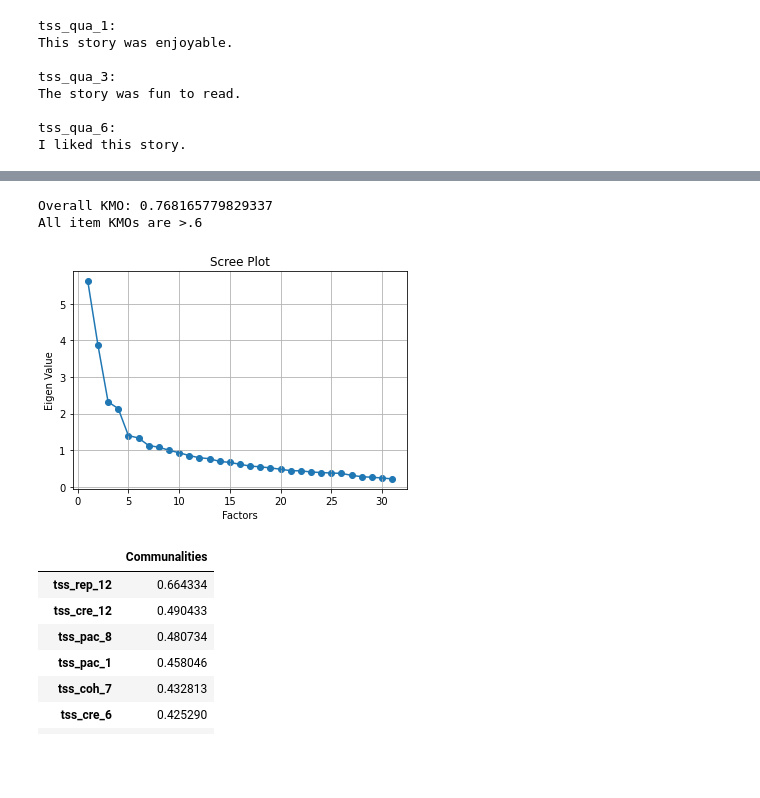
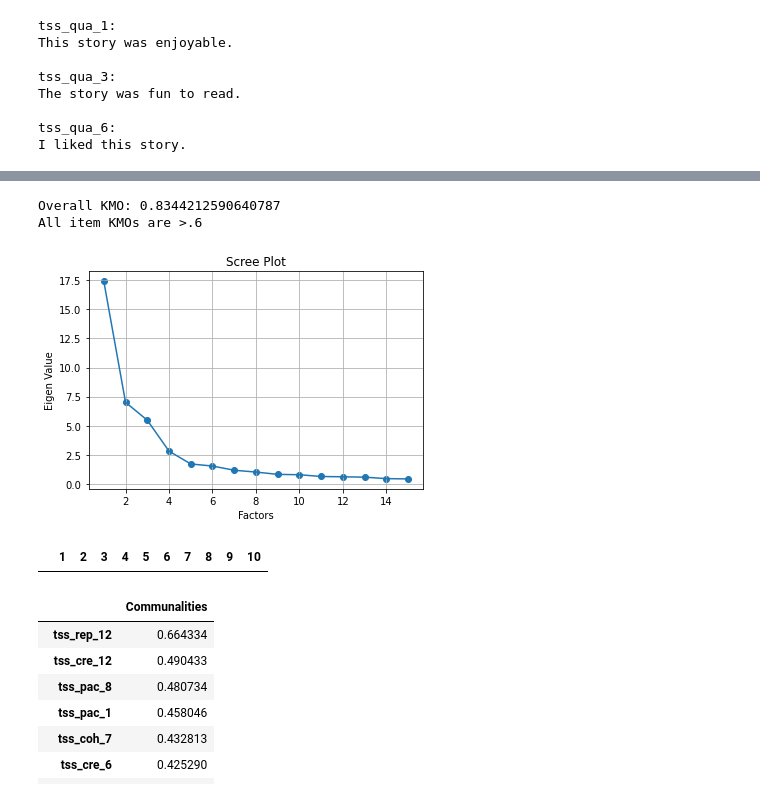
Before and after one commit to MWiechmann/ai_story_scale, a Jupyter notebook: scale_construction_efa.ipynb, the cells around one changed output, grey strips where cells are left out. Cells and saved outputs as stored; diff of their text form; code cells hidden in the pictures; blank space fills up the shorter version.

```diff
--- a/scale_construction_efa.ipynb
+++ b/scale_construction_efa.ipynb
@@ -173,9 +175,17 @@ tss_qua_6:
 I liked this story.
 # %%
 # Decide here whether to exclude items based on high correlations
-# If determinant stays high can still you can work based on trial-and-error to see which variable to exclude
-items_analysis_li.remove("tss_qua_6")
+# If determinant stays high I would keep that in mind and have a look at it once a solution stabilized
+# item exclusion is often easier once you have an idea of what items you need for working subscales
+
+
+excluded_items_li = [
+    "tss_qua_6"
+]
+
+for item in excluded_items_li:
+    items_analysis_li.remove(item)
 
 items_corr = tss_df[items_analysis_li].corr()
-print("\nDeterminant of correlation matrix: {}".format(np.linalg.det(items_corr)))
+print("\nNew determinant of correlation matrix: {}".format(np.linalg.det(items_corr)))
 # %% [output]
@@ -242,7 +195,7 @@ ax = sns.heatmap(abs(items_corr),
 # (if SVD does not converge, dropna for participants with too many missing items)
 # (might need to experiment how many missing are still okay)
 
-tss_df.dropna(subset=items_analysis_li, thresh=16, inplace=True)
+tss_df.dropna(subset=items_analysis_li, thresh=38, inplace=True)
 
 kmo = fa.factor_analyzer.calculate_kmo(tss_df[items_analysis_li])
 
@@ -268,20 +221,48 @@ if low_item_kmo == False:
 # Mediocre: values in the 0.60s
 # Unacceptable: values in the 0.50s
 # %% [output]
-Overall KMO: 0.768165779829337
+Overall KMO: 0.8344212590640787
 All item KMOs are >.6
 # %%
-efa = fa.factor_analyzer.FactorAnalyzer(rotation = None, n_factors=tss_df[items_analysis_li].shape[1])
+# Determine number of factors
+# Code for parallel analysis adapted from Eric Andrews:
+# https://stackoverflow.com/a/68677057
+
+#n_factors = tss_df[items_analysis_li].shape[1]
+
+
+# EFA with no rotation and maximum number factors to get
+efa = fa.factor_analyzer.FactorAnalyzer(rotation = None)
 efa.fit(tss_df[items_analysis_li])
-ev,_ = efa.get_eigenvalues()
-plt.scatter(range(1,tss_df[items_analysis_li].shape[1]+1),ev)
-plt.plot(range(1,tss_df[items_analysis_li].shape[1]+1),ev)
+ev_pca,ev_efa = efa.get_eigenvalues()
+
+# Prepare random data for parallel analysis
+n, m = tss_df[items_analysis_li].shape
+par_efa = fa.factor_analyzer.FactorAnalyzer(rotation=None)
+# Create df to store the values
+sum_par_evs = pd.DataFrame(columns= range(1,m+1))
+
+k = 10
+# Run the fit 'K' times over a random matrix
+for runNum in range(0, k):
+    par_efa.fit(np.random.normal(size=(n, m)))
+    ev_ser = pd.Series(par_efa.get_eigenvalues()[1], index = sum_par_evs.columns)
+    sum_par_evs = sum_par_evs.append(ev_ser, ignore_index=True)
+# get 95th percentile for the evs
+#...
+
+plt.scatter(range(1,len(ev_efa[:n_factors])+1),ev_efa[:n_factors])
+plt.plot(range(1,len(ev_efa[:n_factors])+1),ev_efa[:n_factors])
 plt.title('Scree Plot')
 plt.xlabel('Factors')
 plt.ylabel('Eigen Value')
 plt.grid()
 # %% [output]
-[figure, old version]
+[figure, new version]
+# %%
+sum_par_evs
+# %% [output]
+|  | 1 | 2 | 3 | 4 | 5 | 6 | 7 | 8 | 9 | 10 |
 # %%
 efa = fa.FactorAnalyzer(n_factors=4,rotation='varimax')
 efa.fit(tss_df[items_analysis_li])
```
Also changed, not shown: parts of 9 cells of this notebook.
